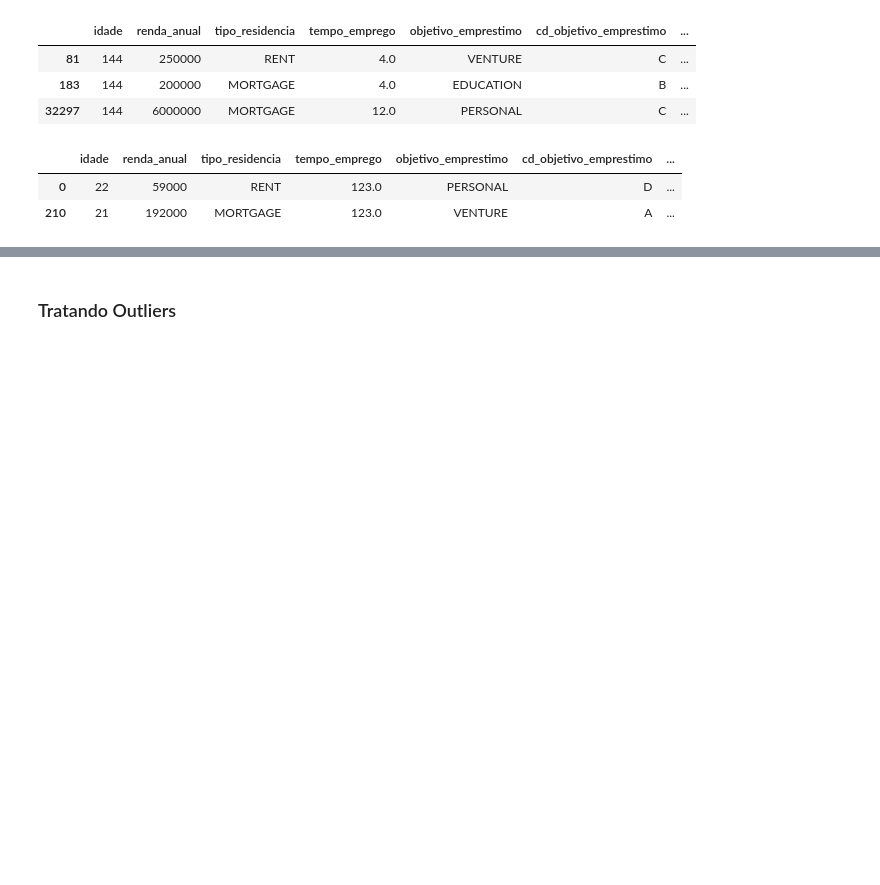
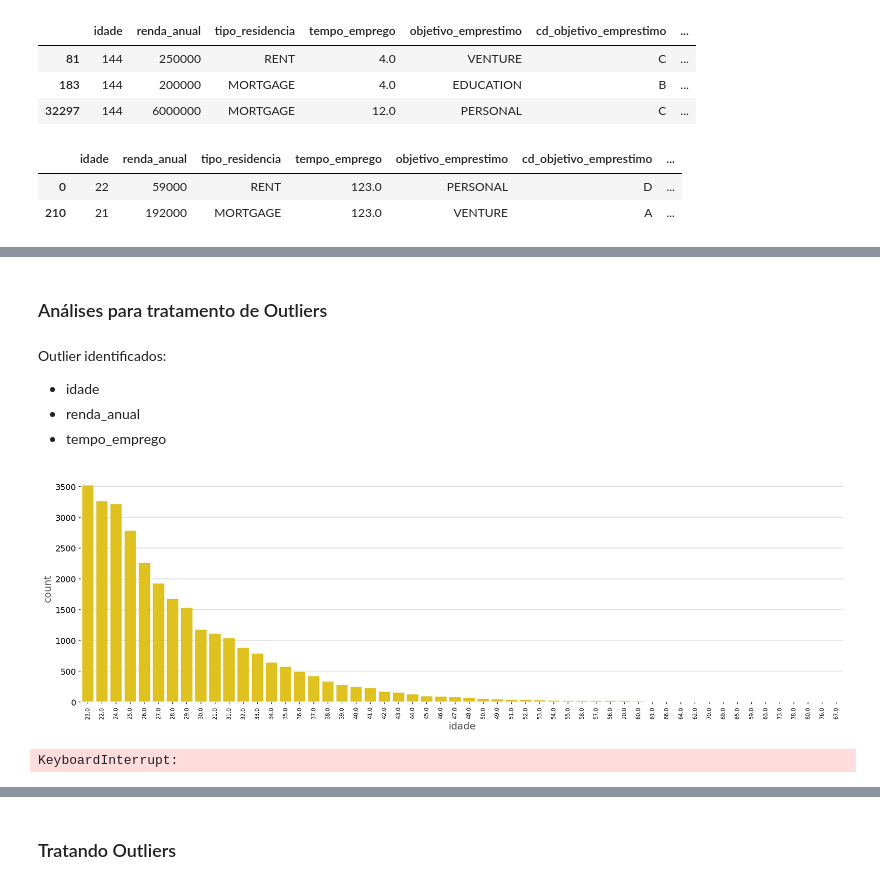
Before and after one commit to vvinicios/Machine-Learning-Consessao-de-Credito, a Jupyter notebook: 01_EDA.ipynb, the cells around one changed output, grey strips where cells are left out. Saved outputs shown, nothing was run; the diff lists cells and outputs as text; code cells hidden in the pictures; blank space fills up the shorter version.

```diff
--- a/1-EDA.ipynb
+++ b/01_EDA.ipynb
@@ -334,3 +335,25 @@ df_limpo[df_limpo['tempo_emprego'] == 123]
    - Criar variável `%_renda_comprometida`.
 3. **Balanceamento de dados**:
    - Verificar se a classe `target` (21.7% inadimplentes) requer técnicas como SMOTE ou undersampling.
+# %% [markdown]
+### Análises para tratamento de Outliers
+# %% [markdown]
+Outlier identificados:
+- idade
+- renda_anual
+- tempo_emprego
+# %%
+plt.figure(figsize=(20, 6))
+sns.countplot(
+    data=df_limpo,
+    x="idade",
+    order=df_limpo["idade"].value_counts().index
+)
+plt.xticks(rotation=90, fontsize=8)
+plt.show()
+# %% [output]
+[figure, added]
+# %%
+sns.boxplot(x="renda", y="renda", data=df_limpo)
+# %% [output]
+KeyboardInterrupt:
```
Also changed, not shown: parts of 14 cells of this notebook.
